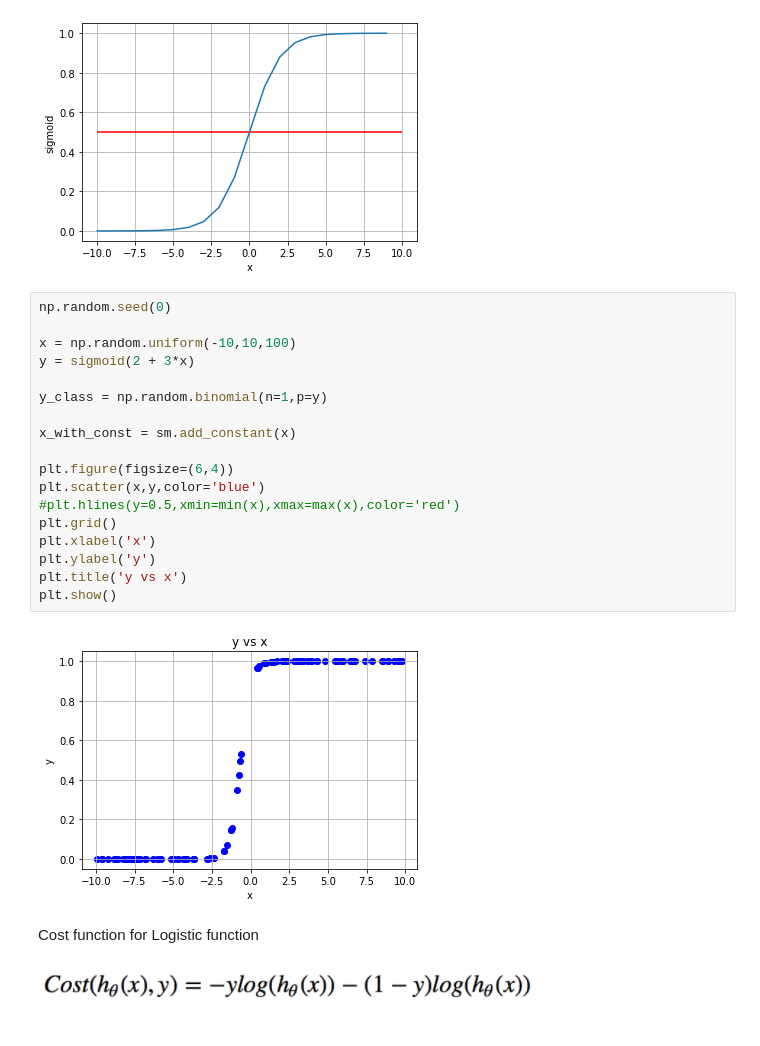
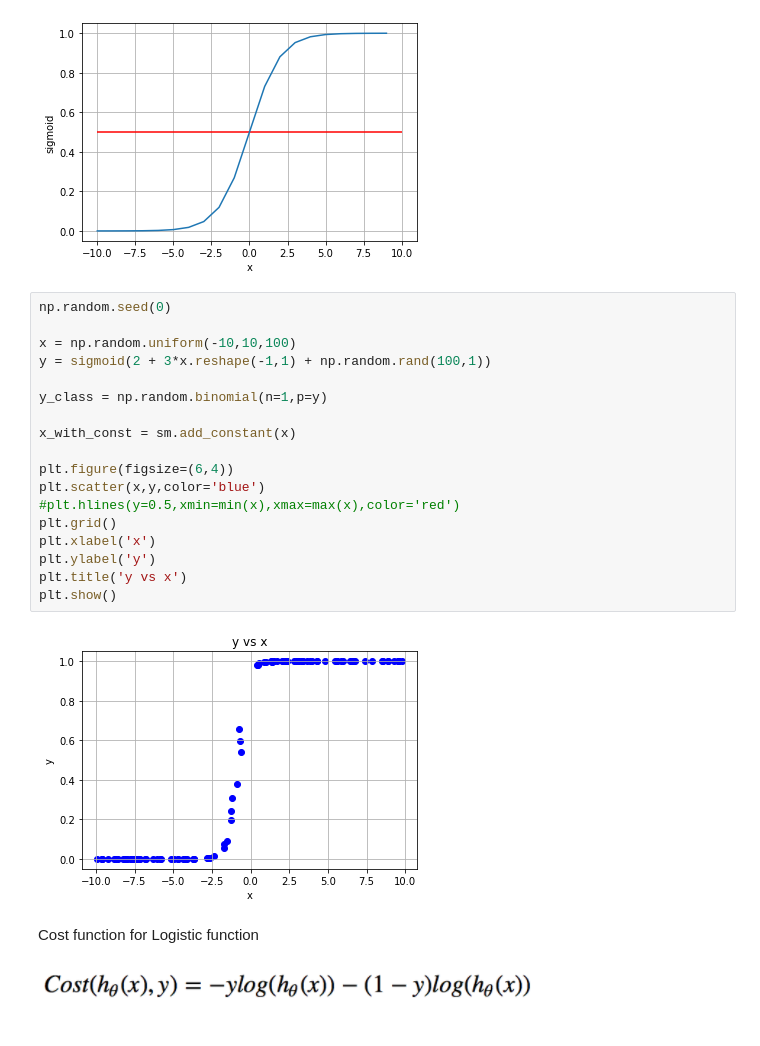
Before and after one commit to ShivaHarshPothula/MachineLearning_Scripts, a Jupyter notebook: Logistic_Regression.ipynb, the cells around one changed output. Drawn from its saved outputs; the diff is of its cells as text.

```diff
--- a/Logistic_Regression.ipynb
+++ b/Logistic_Regression.ipynb
@@ -24,23 +24,23 @@ Text(0, 0.5, 'sigmoid')
 # %%
 np.random.seed(0)
 
 x = np.random.uniform(-10,10,100)
-y = sigmoid(2 + 3*x)
+y = sigmoid(2 + 3*x.reshape(-1,1) + np.random.rand(100,1))
 
 y_class = np.random.binomial(n=1,p=y)
 
 x_with_const = sm.add_constant(x)
 
 plt.figure(figsize=(6,4))
 plt.scatter(x,y,color='blue')
 #plt.hlines(y=0.5,xmin=min(x),xmax=max(x),color='red')
 plt.grid()
 plt.xlabel('x')
 plt.ylabel('y')
 plt.title('y vs x')
 plt.show()
 # %% [output]
-[figure, old version]
+[figure, new version]
 # %% [markdown]
 Cost function for Logistic function
 
```
Also changed, not shown: parts of 5 cells of this notebook, 2 other files.
